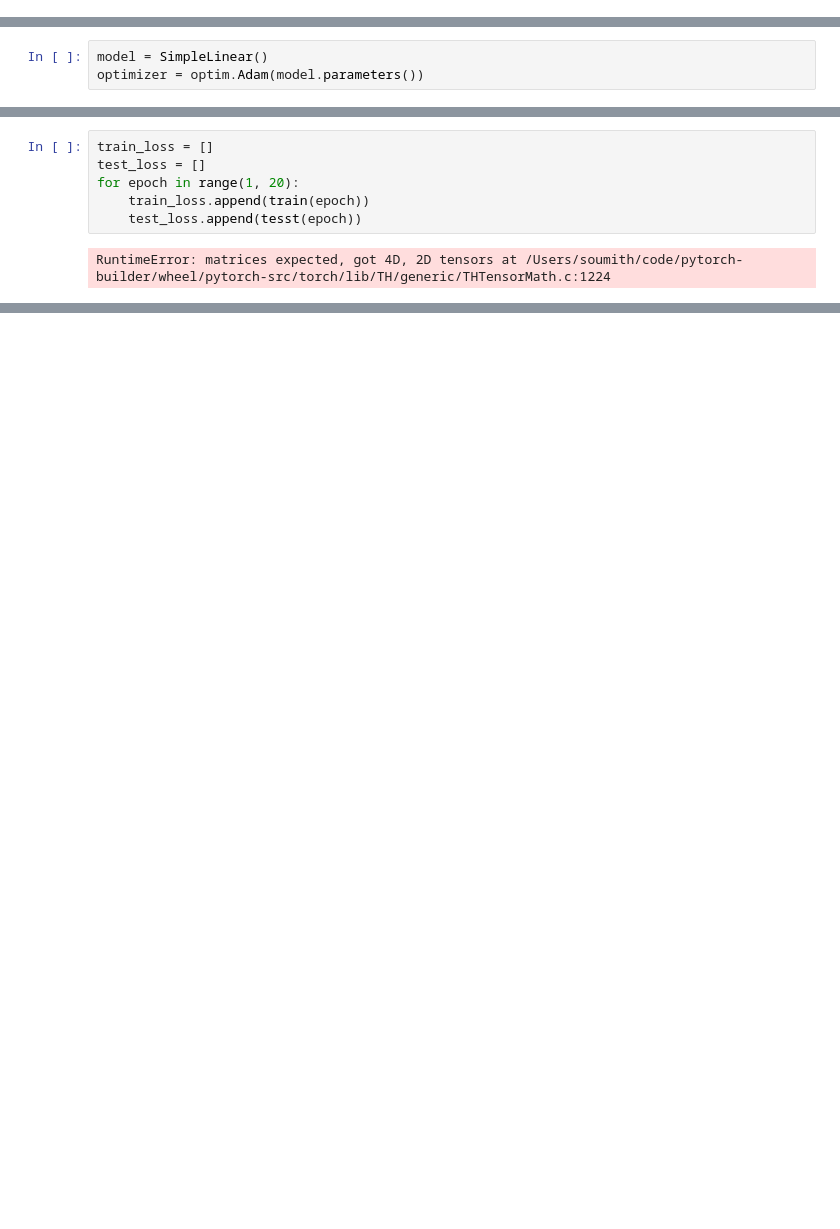
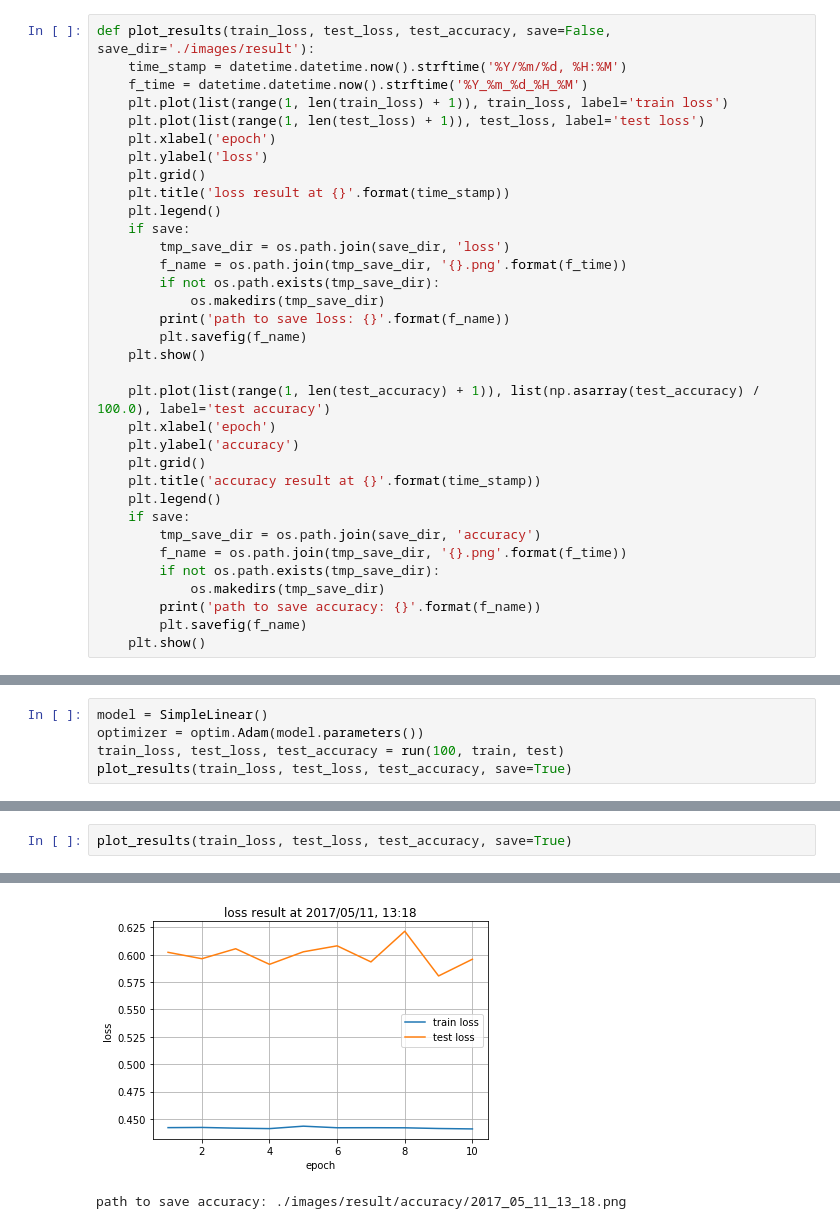
Before and after one commit to crcrpar/dl_material, a Jupyter notebook: 0_introduction_and_review.ipynb, the cells around one changed output, grey strips where cells are left out. Saved outputs shown, nothing was run; the diff lists cells and outputs as text; blank space fills up the shorter version.

```diff
--- a/0_introduction_and_review.ipynb
+++ b/0_introduction_and_review.ipynb
@@ -206,0 +266,34 @@ Files already downloaded
+# %%
+def plot_results(train_loss, test_loss, test_accuracy, save=False, save_dir='./images/result'):
+    time_stamp = datetime.datetime.now().strftime('%Y/%m/%d, %H:%M')
+    f_time = datetime.datetime.now().strftime('%Y_%m_%d_%H_%M')
+    plt.plot(list(range(1, len(train_loss) + 1)), train_loss, label='train loss')
+    plt.plot(list(range(1, len(test_loss) + 1)), test_loss, label='test loss')
+    plt.xlabel('epoch')
+    plt.ylabel('loss')
+    plt.grid()
+    plt.title('loss result at {}'.format(time_stamp))
+    plt.legend()
+    if save:
+        tmp_save_dir = os.path.join(save_dir, 'loss')
+        f_name = os.path.join(tmp_save_dir, '{}.png'.format(f_time))
+        if not os.path.exists(tmp_save_dir):
+            os.makedirs(tmp_save_dir)
+        print('path to save loss: {}'.format(f_name))
+        plt.savefig(f_name)
+    plt.show()
+
+    plt.plot(list(range(1, len(test_accuracy) + 1)), list(np.asarray(test_accuracy) / 100.0), label='test accuracy')
+    plt.xlabel('epoch')
+    plt.ylabel('accuracy')
+    plt.grid()
+    plt.title('accuracy result at {}'.format(time_stamp))
+    plt.legend()
+    if save:
+        tmp_save_dir = os.path.join(save_dir, 'accuracy')
+        f_name = os.path.join(tmp_save_dir, '{}.png'.format(f_time))
+        if not os.path.exists(tmp_save_dir):
+            os.makedirs(tmp_save_dir)
+        print('path to save accuracy: {}'.format(f_name))
+        plt.savefig(f_name)
+    plt.show()
@@ -207,3 +551,5 @@ Files already downloaded
 # %%
 model = SimpleLinear()
 optimizer = optim.Adam(model.parameters())
+train_loss, test_loss, test_accuracy = run(100, train, test)
+plot_results(train_loss, test_loss, test_accuracy, save=True)
@@ -244,8 +574,3 @@ def test(epoch):
-# %%
-train_loss = []
-test_loss = []
-for epoch in range(1, 20):
-    train_loss.append(train(epoch))
-    test_loss.append(tesst(epoch))
-# %% [output]
-RuntimeError: matrices expected, got 4D, 2D tensors at /Users/soumith/code/pytorch-builder/wheel/pytorch-src/torch/lib/TH/generic/THTensorMath.c:1224
+# %%
+plot_results(train_loss, test_loss, test_accuracy, save=True)
+# %% [output]
@@ -251,0 +578,2 @@ RuntimeError: matrices expected, got 4D, 2D tensors at /Users/soumith/code/pytor
+[figure, added]
+path to save accuracy: ./images/result/accuracy/2017_05_11_13_18.png
```
Also changed, not shown: parts of 12 cells of this notebook.
